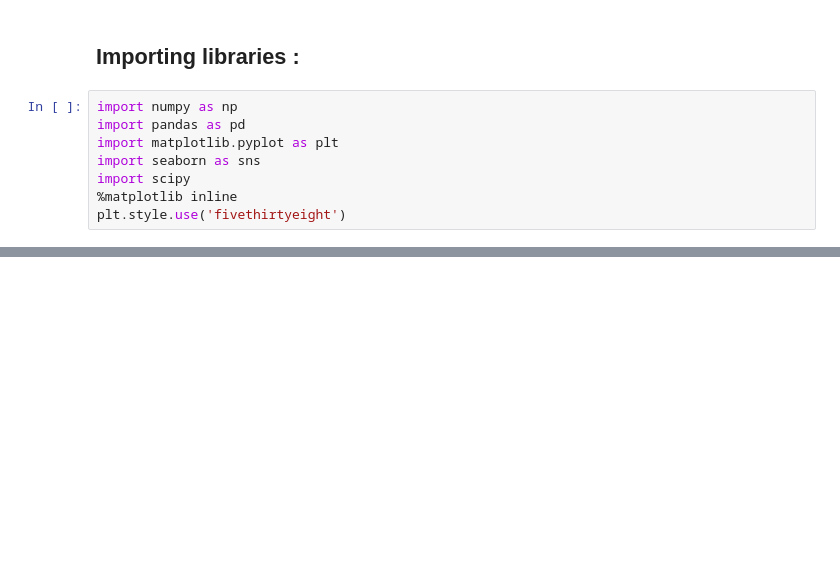
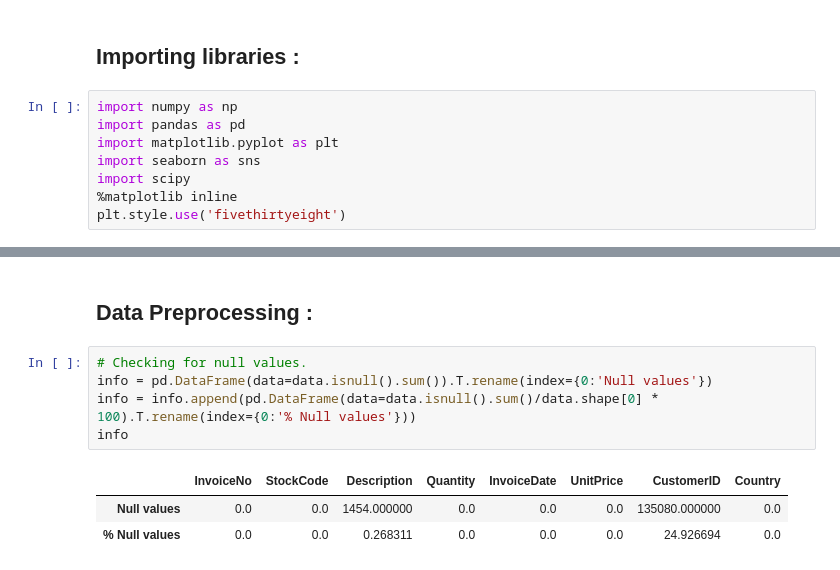
Before and after one commit to Prakhar-FF13/Customer-Analytics, a Jupyter notebook: Customer Analytics.ipynb, the cells around one changed output, grey strips where cells are left out. Drawn from its saved outputs; the diff is of its cells as text; blank space fills up the shorter version.

```diff
--- a/Customer Analytics.ipynb
+++ b/Customer Analytics.ipynb
@@ -64,0 +80,11 @@ plt.style.use('fivethirtyeight')
+# %% [markdown]
+## Data Preprocessing :
+# %%
+# Checking for null values.
+info = pd.DataFrame(data=data.isnull().sum()).T.rename(index={0:'Null values'})
+info = info.append(pd.DataFrame(data=data.isnull().sum()/data.shape[0] * 100).T.rename(index={0:'% Null values'}))
+info
+# %% [output]
+|  | InvoiceNo | StockCode | Description | Quantity | InvoiceDate | UnitPrice | CustomerID | Country |
+| Null values | 0.0 | 0.0 | 1454.000000 | 0.0 | 0.0 | 0.0 | 135080.000000 | 0.0 |
+| % Null values | 0.0 | 0.0 | 0.268311 | 0.0 | 0.0 | 0.0 | 24.926694 | 0.0 |
```
Also changed, not shown: parts of 14 cells of this notebook.
